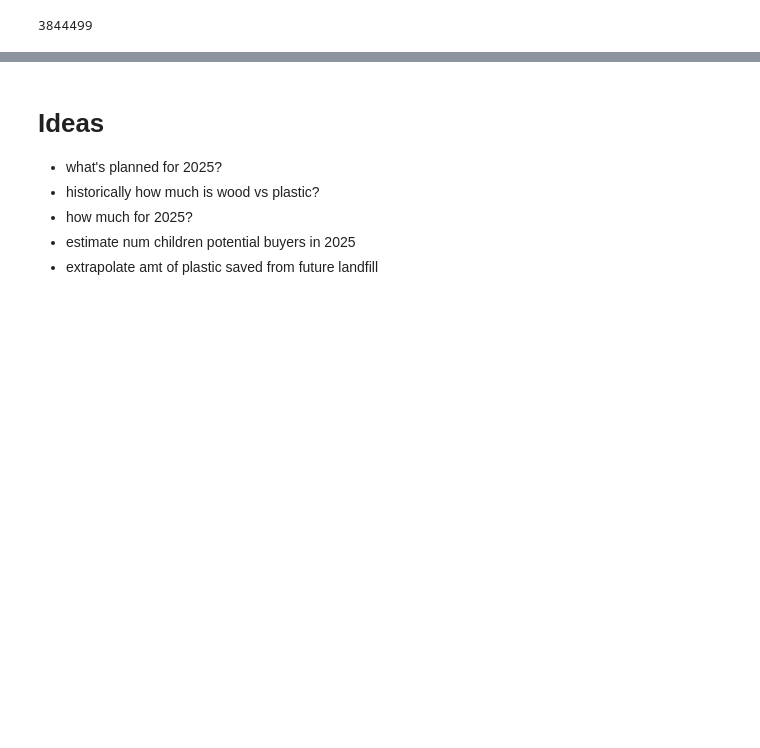
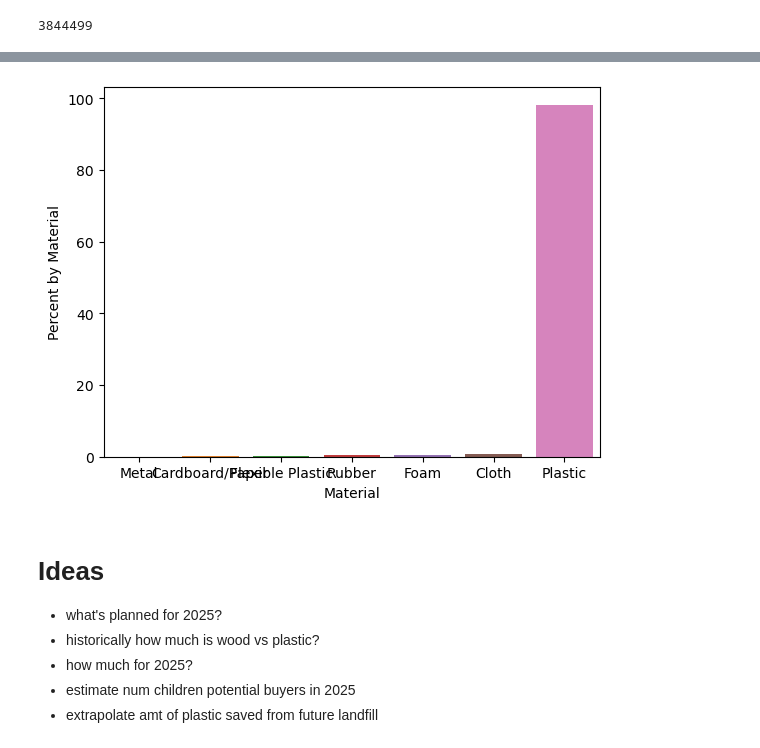
Before and after one commit to slp22/portfolio, a Jupyter notebook: lego_eda.ipynb, the cells around one changed output, grey strips where cells are left out. Saved outputs shown, nothing was run; the diff lists cells and outputs as text; code cells hidden in the pictures; blank space fills up the shorter version.

Commit message:
added bar plot

```diff
--- a/lego_eda.ipynb
+++ b/lego_eda.ipynb
@@ -346,3 +348,7 @@ materials_summary
+# %%
+sns.barplot(materials_summary, x='Material', y='Percent by Material');
+# %% [output]
+[figure, added]
 # %% [markdown]
 # Ideas
 
```
Also changed, not shown: parts of 3 cells of this notebook.
